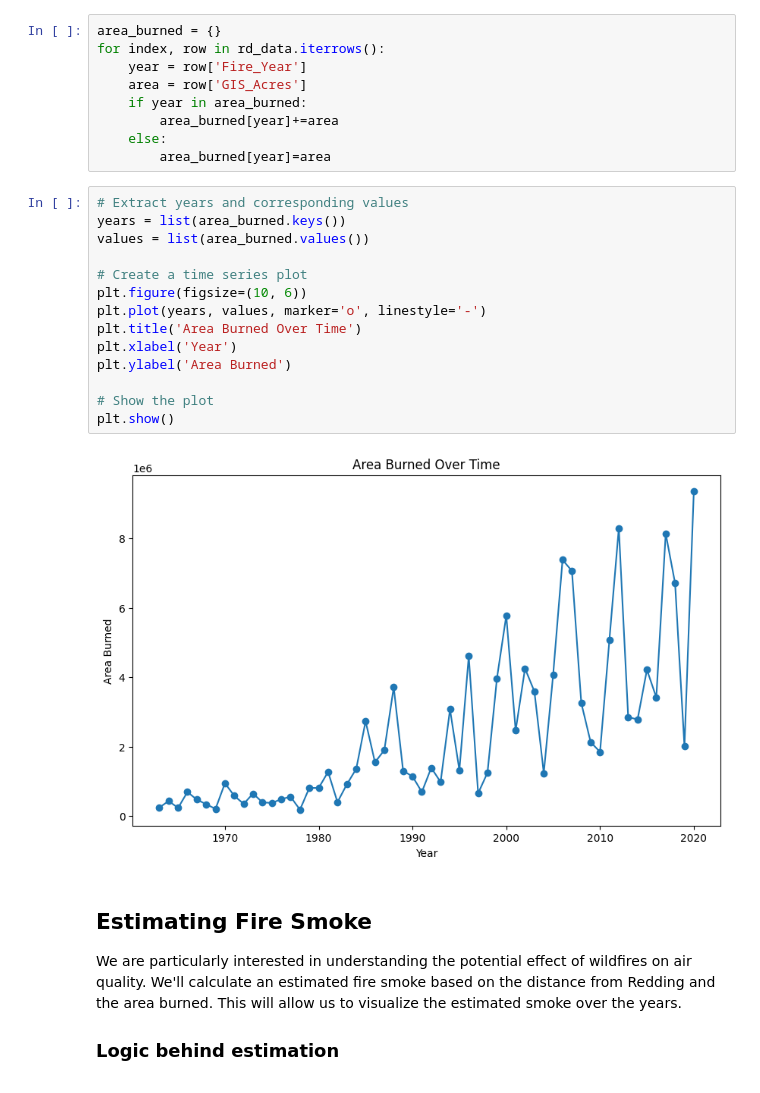
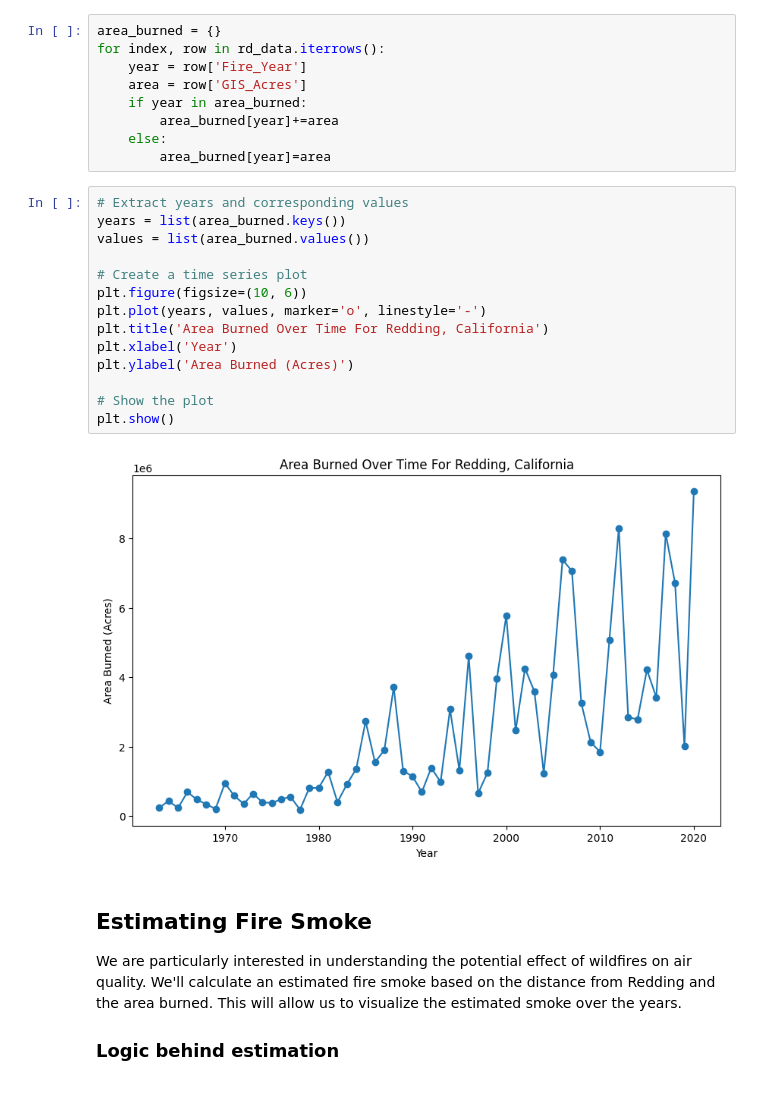
Before and after one commit to Sohambutala/Wildfire-Analysis-Redding, a Jupyter notebook: Wildfire_Data_Analysis.ipynb, the cells around one changed output. Cells and saved outputs as stored; diff of their text form.

```diff
--- a/Wildfire_Data_Analysis.ipynb
+++ b/Wildfire_Data_Analysis.ipynb
@@ -105,19 +105,19 @@ for index, row in rd_data.iterrows():
 # %%
 # Extract years and corresponding values
 years = list(area_burned.keys())
 values = list(area_burned.values())
 
 # Create a time series plot
 plt.figure(figsize=(10, 6))
 plt.plot(years, values, marker='o', linestyle='-')
-plt.title('Area Burned Over Time')
+plt.title('Area Burned Over Time For Redding, California')
 plt.xlabel('Year')
-plt.ylabel('Area Burned')
+plt.ylabel('Area Burned (Acres)')
 
 # Show the plot
 plt.show()
 # %% [output]
-[figure, old version]
+[figure, new version]
 # %% [markdown]
 ## Estimating Fire Smoke
 We are particularly interested in understanding the potential effect of wildfires on air quality. We'll calculate an estimated fire smoke based on the distance from Redding and the area burned. This will allow us to visualize the estimated smoke over the years.
```
Also changed, not shown: parts of 1 cell of this notebook.
